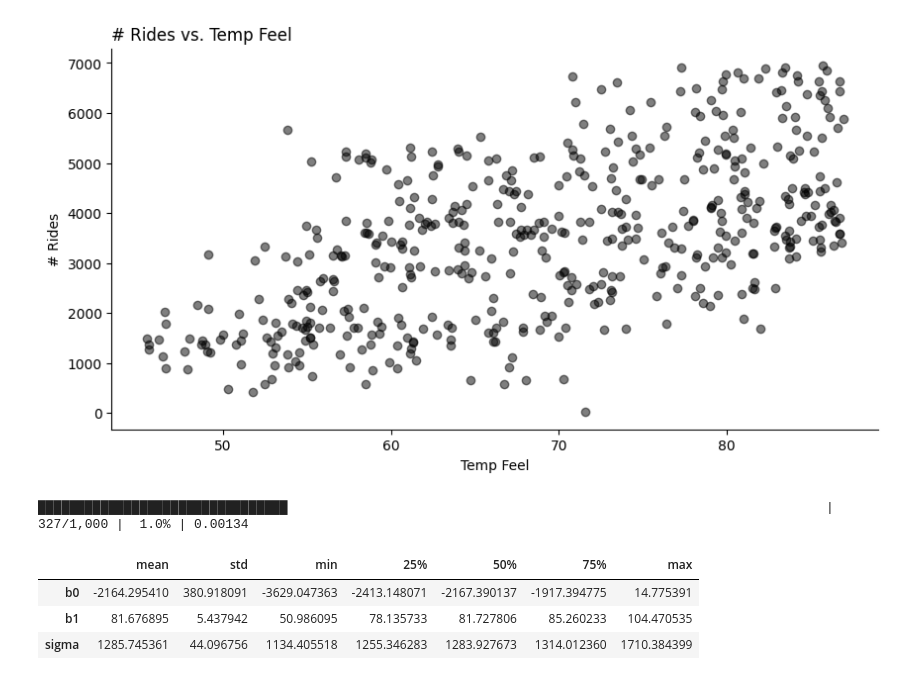
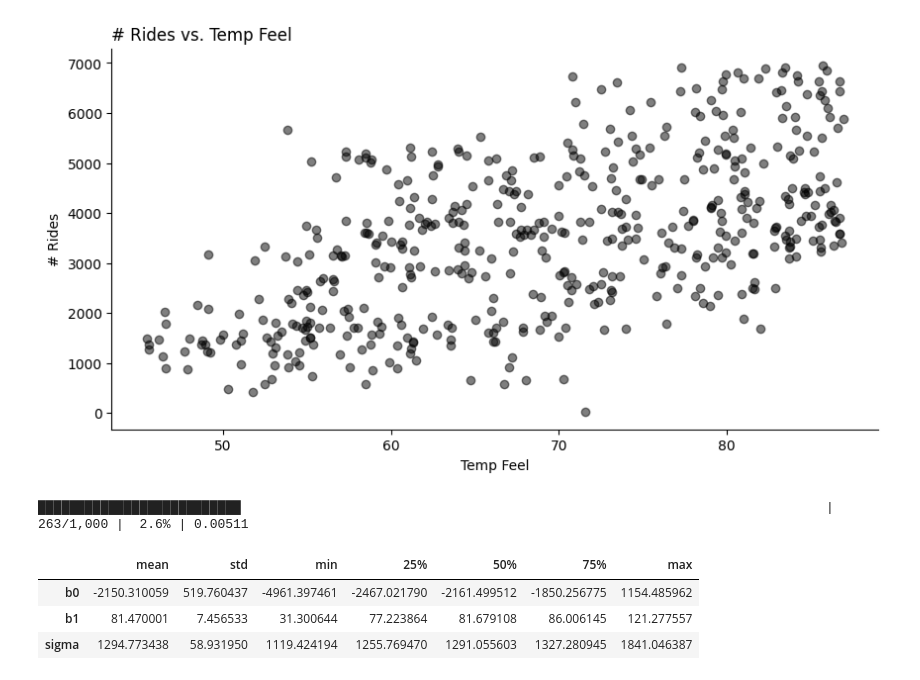
Before and after one commit to libertininick/bayesian-stats, a Jupyter notebook: notebooks/mcmc.ipynb, the cells around one changed output. Drawn from its saved outputs; the diff is of its cells as text; code cells hidden in the pictures.

```diff
--- a/notebooks/mcmc.ipynb
+++ b/notebooks/mcmc.ipynb
@@ -281,36 +309,34 @@ def likelihood_fun(b0: Tensor, b1: Tensor, sigma: Tensor, temp: Tensor, rides: T
 
     return like
 
 result = run_mcmc(
     parameter_bounds=dict(
         b0=(-5_000., 10_000.),
         b1=(-50., 300.),
         sigma=(1e-6, 10_000.)
     ),
     prior_fun=partial(
         prior_fun,
         mean_b0=-2_000,
         std_b0=1_000,
         mean_b1=100,
         std_b1=40,
         rate_sigma=0.0008,
     ),
     likelihood_fun=partial(
         likelihood_fun,
         temp=torch.from_numpy(data.temp_feel.values).to(torch.float32),
         rides=torch.from_numpy(data.rides.values).to(torch.float32),
     ),
     num_samples=2**13,
     max_iter=1_000,
-    max_corr=0.01,
-    max_qdiff=0.001,
     verbose=True,
 )
 
 result.get_posterior_summary()
 # %% [output]
-████████████████████████████████                                                                     |    327/1,000 |  1.0% | 0.00134
+██████████████████████████                                                                           |    263/1,000 |  2.6% | 0.00511
 |  | mean | std | min | 25% | 50% | 75% | max |
-| b0 | -2164.295410 | 380.918091 | -3629.047363 | -2413.148071 | -2167.390137 | -1917.394775 | 14.775391 |
-| b1 | 81.676895 | 5.437942 | 50.986095 | 78.135733 | 81.727806 | 85.260233 | 104.470535 |
-| sigma | 1285.745361 | 44.096756 | 1134.405518 | 1255.346283 | 1283.927673 | 1314.012360 | 1710.384399 |
+| b0 | -2150.310059 | 519.760437 | -4961.397461 | -2467.021790 | -2161.499512 | -1850.256775 | 1154.485962 |
+| b1 | 81.470001 | 7.456533 | 31.300644 | 77.223864 | 81.679108 | 86.006145 | 121.277557 |
+| sigma | 1294.773438 | 58.931950 | 1119.424194 | 1255.769470 | 1291.055603 | 1327.280945 | 1841.046387 |
```
Also changed, not shown: parts of 15 cells of this notebook, 1 other file.
